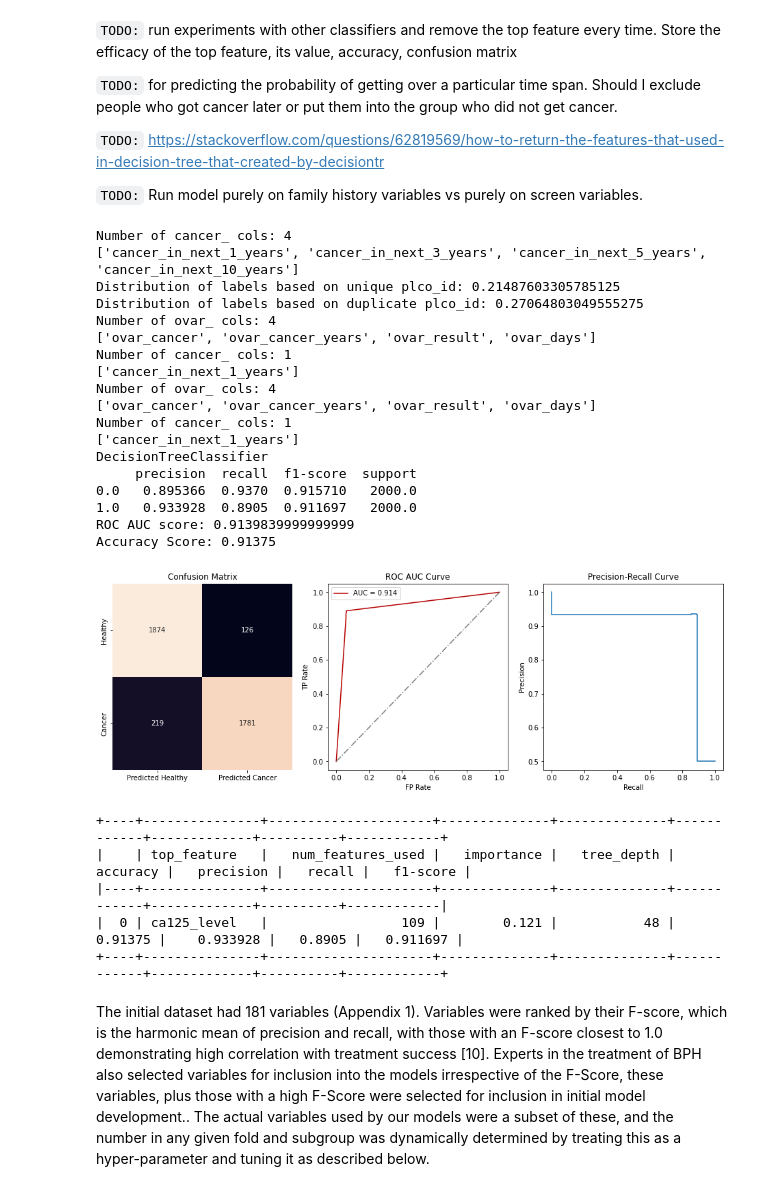
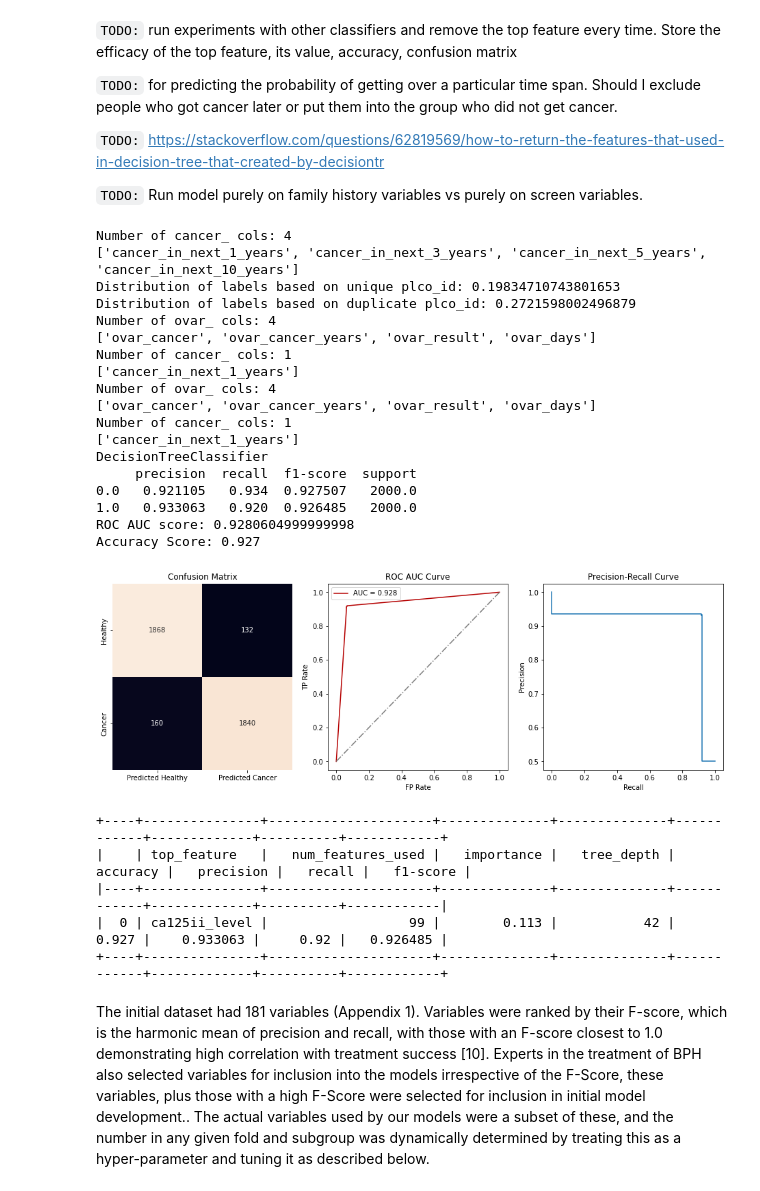
Before and after one commit to fedorenkood/ovarian_cancer_models, a Jupyter notebook: processing.ipynb, the cells around one changed output. Drawn from its saved outputs; the diff is of its cells as text; code cells hidden in the pictures.

```diff
--- a/processing.ipynb
+++ b/processing.ipynb
@@ -60,7 +60,7 @@ proxy_features_screen_dataset = [
     'ca125_src', #
     'ca125_days', #
     'ca125ii_src', # '
-    # 'ca125_level',
+    'ca125_level',
     'ca125i_assess_days',
     'ca125ii_assess_days',
 ]
@@ -168,7 +168,12 @@ def merge_data_over_years(person_df, screen_df, abnorm_df, screen_join='left', a
         df = df[df[on_col] >= base_year]
         # TODO: increment certain features by base year
         # If base year is 0 through 5 we have data on the scan performed on that year, so we can attach that data
+        # we only use ca125ii_level features, but they are stored under different features for different years
+        # we need to only use the ones for the appropriate year
+        df = remove_featues_startswith(df, ['ca125ii_level'], [f'ca125ii_level{base_year}'])
         if base_year <= 5:
+            df = df.rename({f'ca125ii_level{base_year}': 'ca125ii_level'}, axis=1)
+            # print([col for col in df.columns if 'ca125ii_level' in col])
             df = df.merge(screen_df[screen_df['study_yr'] == base_year], how=screen_join)
         # If base year is 0 through 53 we have data on the abnormality on that year, so we can attach that data
         if base_year <= 3:
@@ -183,8 +188,6 @@ def merge_data_over_years(person_df, screen_df, abnorm_df, screen_join='left', a
             # df[label_feature] = 0
             index = df[df[on_col] < base_year + window_size].index
             df.loc[index, label_feature] = 1
-            # TODO: can I do this?
-            # df = df[df[label_feature].notnull()]
         df_final = pd.concat([df_final, df])
         df_final = df_final.drop_duplicates()
     return df_final
@@ -343,7 +364,7 @@ def process_and_impute_for_label_kfold(source_df, label, strategy, n_max_per_cla
 
 `TODO:` Run model purely on family history variables vs purely on screen variables.
 # %%
-def decision_tree_feature_selection(classifier, fn, accuracy, precision, recall, f1):
+def decision_tree_feature_selection(classifier, fn, accuracy, precision, recall, f1, plot_tree=False):
 
     if plot_tree:
         cn=['no cancer', 'cancer']
@@ -374,6 +395,7 @@ def decision_tree_feature_selection(classifier, fn, accuracy, precision, recall,
     return top_feature_stats, feature_importances
 
 def get_cv_scores(classifier, k_fold_lambdas):
+    k = len(k_fold_lambdas)
     cv_scores = []
     pipeline = make_pipeline(StandardScaler(), classifier)
     for k_fold_lambda in k_fold_lambdas:
@@ -386,7 +408,7 @@ def get_cv_scores(classifier, k_fold_lambdas):
     print('\n\nCross-Validation accuracy: %.3f +/- %.3f' %(np.mean(cv_scores), np.std(cv_scores)))
     return cv_scores
 
-def run_classifiers(classifiers, df, label, drop_n_features = 1, k=10, plot_tree=False):
+def run_classifiers(classifiers, df, label, drop_n_features = 1, k=10, cv=False, plot_tree=False):
     df_feature_importance_tree = None
     df_top_feature_importances = []
     for i in range(drop_n_features):
@@ -398,7 +420,8 @@ def run_classifiers(classifiers, df, label, drop_n_features = 1, k=10, plot_tree
         top_feature_importance = []
         for classifier_type, classifier in classifiers.items():
             # Cross Validation
-            # get_cv_scores(classifier, k_fold_lambdas)
+            if cv:
+                get_cv_scores(classifier, k_fold_lambdas)
 
             # Test classifier
             print(classifier_type)
@@ -407,7 +430,7 @@ def run_classifiers(classifiers, df, label, drop_n_features = 1, k=10, plot_tree
             # Decision Tree feature selection
             if classifier_type == 'DecisionTreeClassifier':
                 fn=X_train.columns
-                top_feature_stats, feature_importances = decision_tree_feature_selection(classifier, fn, accuracy, precision, recall, f1)
+                top_feature_stats, feature_importances = decision_tree_feature_selection(classifier, fn, accuracy, precision, recall, f1, plot_tree=plot_tree)
                 df_top_feature_importances.append(top_feature_stats)
                 top_feature_importance.append(feature_importances.iloc[0]['feature'])
                 if df_feature_importance_tree is not None:
@@ -422,44 +445,42 @@ def run_classifiers(classifiers, df, label, drop_n_features = 1, k=10, plot_tree
     return df_top_feature_importances, df_feature_importance_tree
 # %%
 classifiers = {
-    # 'LogisticRegression': LogisticRegression(C= 0.25, random_state= 0),
-    # 'GaussianNB': GaussianNB(var_smoothing= 1e-09),
     'DecisionTreeClassifier': DecisionTreeClassifier(criterion= 'entropy',
                                                     #  random_state= 0
                                                      ),
     # 'RandomForestClassifier': RandomForestClassifier(criterion= 'gini', n_estimators= 200, random_state= 0),
     # 'XGBClassifier': XGBClassifier(eval_metric= 'error', learning_rate= 0.1)
 }
 label = 'cancer_in_next_1_years' # 'cancer_in_next_10_years', 'ovar_cancer'
 drop_n_features = 1
-df_top_feature_importances, df_feature_importance_tree = run_classifiers(classifiers, merged_df, label, drop_n_features = drop_n_features, k=10, plot_tree=False)
+df_top_feature_importances, df_feature_importance_tree = run_classifiers(classifiers, merged_df, label, cv=False, drop_n_features = drop_n_features, k=10, plot_tree=False)
 # print_df(df_feature_importance_tree)
 print_df(pd.DataFrame(df_top_feature_importances))
 pd.DataFrame(df_top_feature_importances).to_csv(f'./top_{drop_n_features}_features_decision_tree.csv')
 # %% [output]
 Number of cancer_ cols: 4
 ['cancer_in_next_1_years', 'cancer_in_next_3_years', 'cancer_in_next_5_years', 'cancer_in_next_10_years']
-Distribution of labels based on unique plco_id: 0.21487603305785125
-Distribution of labels based on duplicate plco_id: 0.27064803049555275
+Distribution of labels based on unique plco_id: 0.19834710743801653
+Distribution of labels based on duplicate plco_id: 0.2721598002496879
 Number of ovar_ cols: 4
 ['ovar_cancer', 'ovar_cancer_years', 'ovar_result', 'ovar_days']
 Number of cancer_ cols: 1
 ['cancer_in_next_1_years']
 Number of ovar_ cols: 4
 ['ovar_cancer', 'ovar_cancer_years', 'ovar_result', 'ovar_days']
 Number of cancer_ cols: 1
 ['cancer_in_next_1_years']
 DecisionTreeClassifier
      precision  recall  f1-score  support
-0.0   0.895366  0.9370  0.915710   2000.0
-1.0   0.933928  0.8905  0.911697   2000.0
-ROC AUC score: 0.9139839999999999
-Accuracy Score: 0.91375
+0.0   0.921105   0.934  0.927507   2000.0
+1.0   0.933063   0.920  0.926485   2000.0
+ROC AUC score: 0.9280604999999998
+Accuracy Score: 0.927
-[figure, old version]
+[figure, new version]
 +----+---------------+---------------------+--------------+--------------+------------+-------------+----------+------------+
 |    | top_feature   |   num_features_used |   importance |   tree_depth |   accuracy |   precision |   recall |   f1-score |
 |----+---------------+---------------------+--------------+--------------+------------+-------------+----------+------------|
-|  0 | ca125_level   |                 109 |        0.121 |           48 |    0.91375 |    0.933928 |   0.8905 |   0.911697 |
+|  0 | ca125ii_level |                  99 |        0.113 |           42 |      0.927 |    0.933063 |     0.92 |   0.926485 |
 +----+---------------+---------------------+--------------+--------------+------------+-------------+----------+------------+
 # %%
 classifiers = [
```
Also changed, not shown: parts of 4 cells of this notebook, 1 other file.
